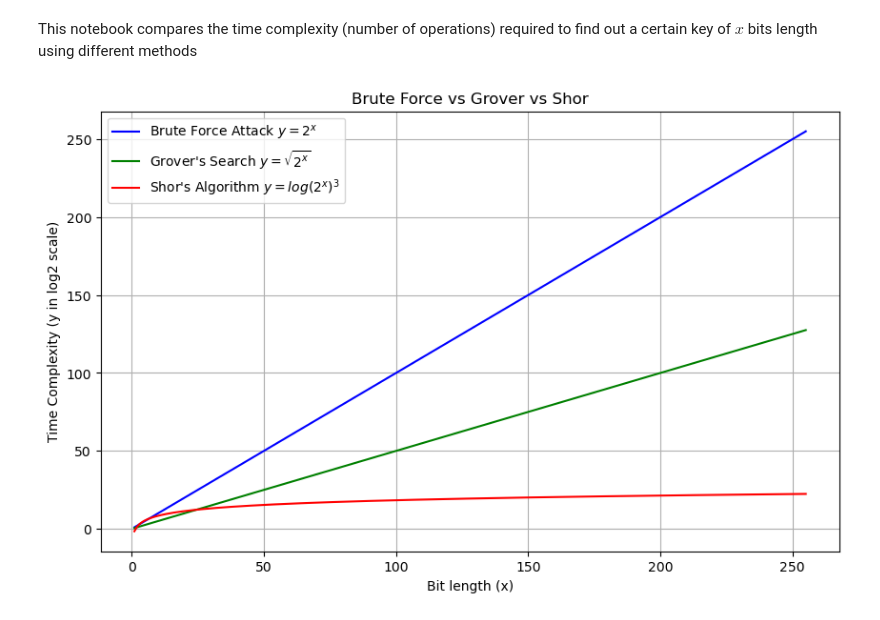
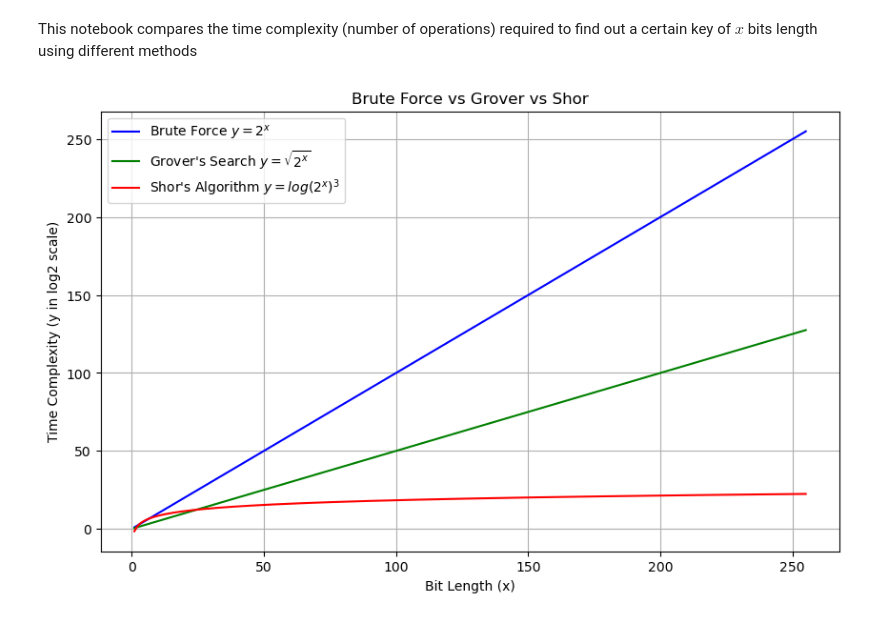
Before and after one commit to c4ristian/encryption, a Jupyter notebook: notebooks/post_quantum_comparison.ipynb, the cells around one changed output. Saved outputs shown, nothing was run; the diff lists cells and outputs as text; code cells hidden in the pictures.

Commit message:
Plot updated

```diff
--- a/notebooks/post_quantum_comparison.ipynb
+++ b/notebooks/post_quantum_comparison.ipynb
@@ -27,20 +27,20 @@ for x in number_of_bits:
 # %%
 # Visualize results
 # Create the plot
 plt.figure(figsize=(10, 6))
-plt.plot(number_of_bits, brute_force, label="Brute Force Attack $y=2^x$", color='blue')
+plt.plot(number_of_bits, brute_force, label="Brute Force $y=2^x$", color='blue')
 plt.plot(number_of_bits, grover, label="Grover's Search $y=\\sqrt{2^x}$", color='green')
 plt.plot(number_of_bits, shor, label="Shor's Algorithm $y=log(2^x)^3$", color='red')
 
 # Add labels and title
-plt.xlabel('Bit length (x)')
+plt.xlabel('Bit Length (x)')
 plt.ylabel('Time Complexity (y in log2 scale)')
 plt.title("Brute Force vs Grover vs Shor")
 plt.grid(True)
 plt.legend()
 
 # Show the plot
 plt.savefig('post_quantum_comparison.png', dpi=300)
 plt.show()
 # %% [output]
-[figure, old version]
+[figure, new version]
```
Also changed, not shown: 1 other file.
